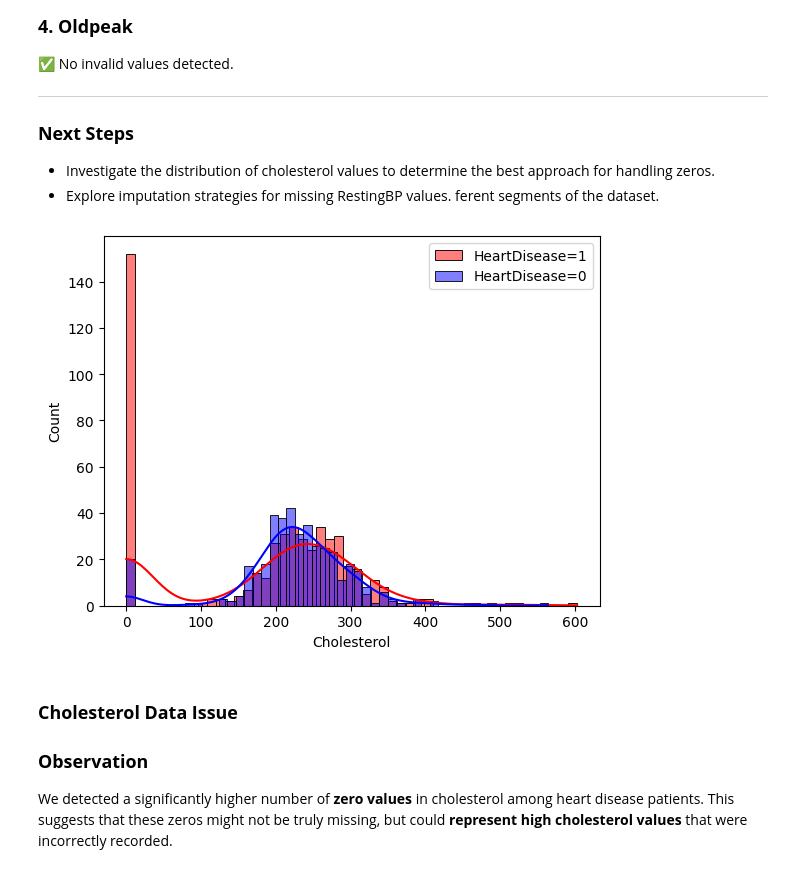
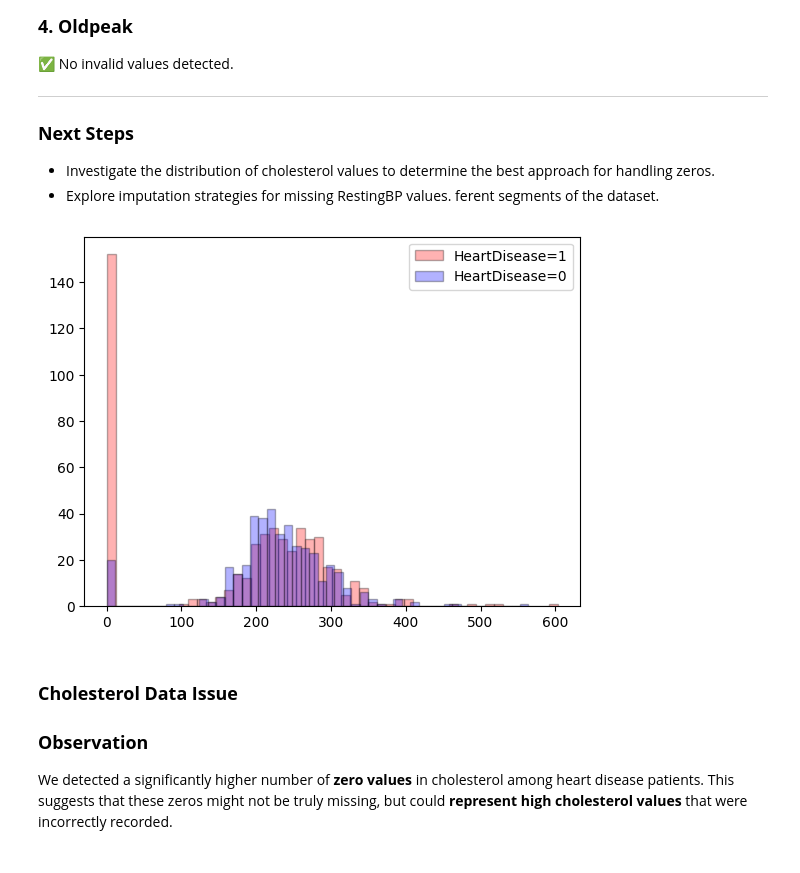
Before and after one commit to Im-Fardin/Heart-Disease-Diagnosis, a Jupyter notebook: heart-disease-classification.ipynb, the cells around one changed output. Cells and saved outputs as stored; diff of their text form; code cells hidden in the pictures.

```diff
--- a/heart-disease-classification.ipynb
+++ b/heart-disease-classification.ipynb
@@ -231,17 +231,17 @@ summary_df
 - Explore imputation strategies for missing RestingBP values.
 ferent segments of the dataset.
 # %%
-#Checking Cholesterol invalid zeros so we can check it's impact on the Heart Disease
+#Checking Cholesterol invalid zeros so we can check it's impact on  Heart Disease
 
 heart_disease_0 = heart_copy[heart_copy['HeartDisease'] == 0]
 heart_disease_1 = heart_copy[heart_copy['HeartDisease'] == 1]
 
-sns.histplot(heart_disease_1['Cholesterol'], color='red', label='HeartDisease=1', kde=True,bins=50)
-sns.histplot(heart_disease_0['Cholesterol'], color='blue', label='HeartDisease=0', kde=True,bins=50)
+plt.hist(heart_disease_1['Cholesterol'], color='red', label='HeartDisease=1',bins=50,alpha=0.3,edgecolor='black')
+plt.hist(heart_disease_0['Cholesterol'], color='blue', label='HeartDisease=0', bins=50,alpha=0.3,edgecolor='black')
 plt.legend()
 plt.show()
 # %% [output]
-[figure, old version]
+[figure, new version]
 # %% [markdown]
 ### **Cholesterol Data Issue**
 ### **Observation**
```
Also changed, not shown: parts of 14 cells of this notebook.
